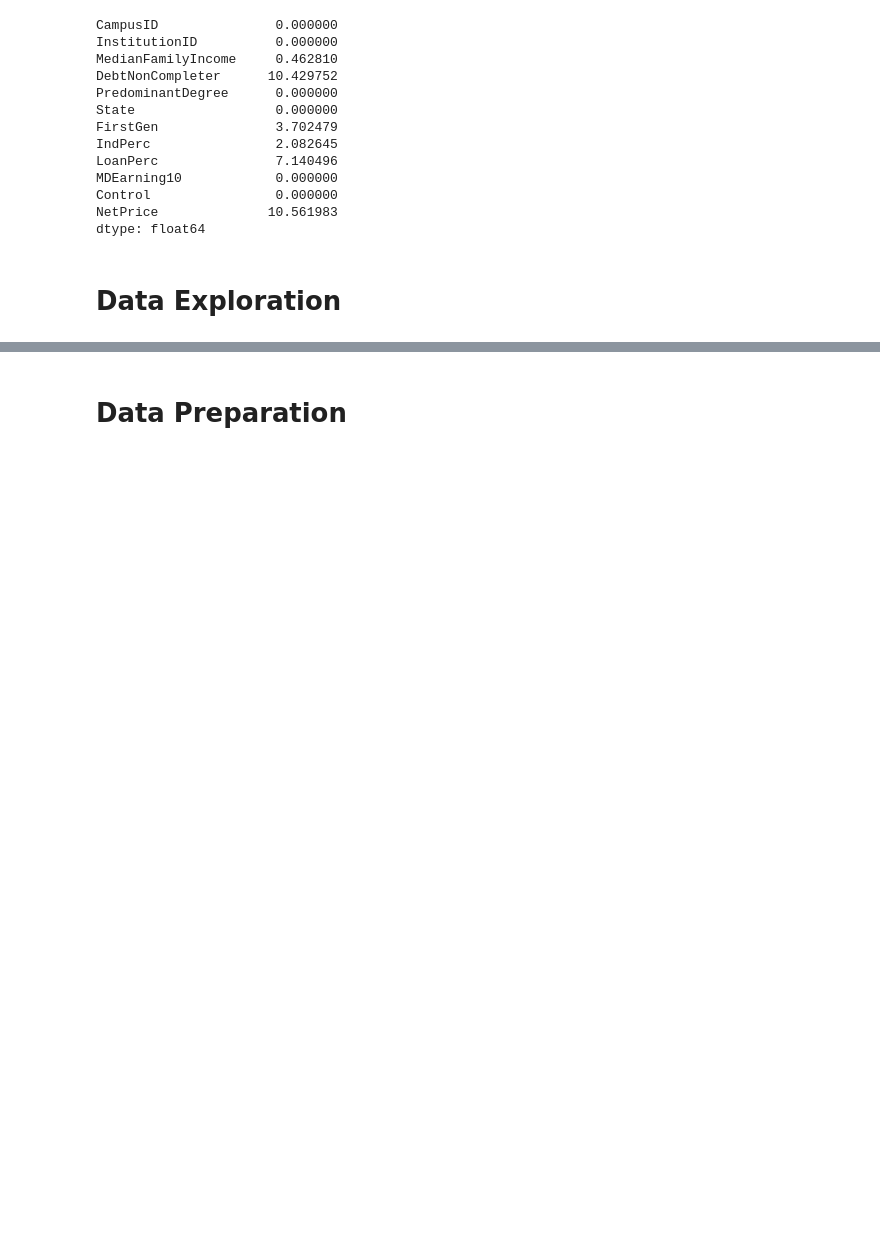
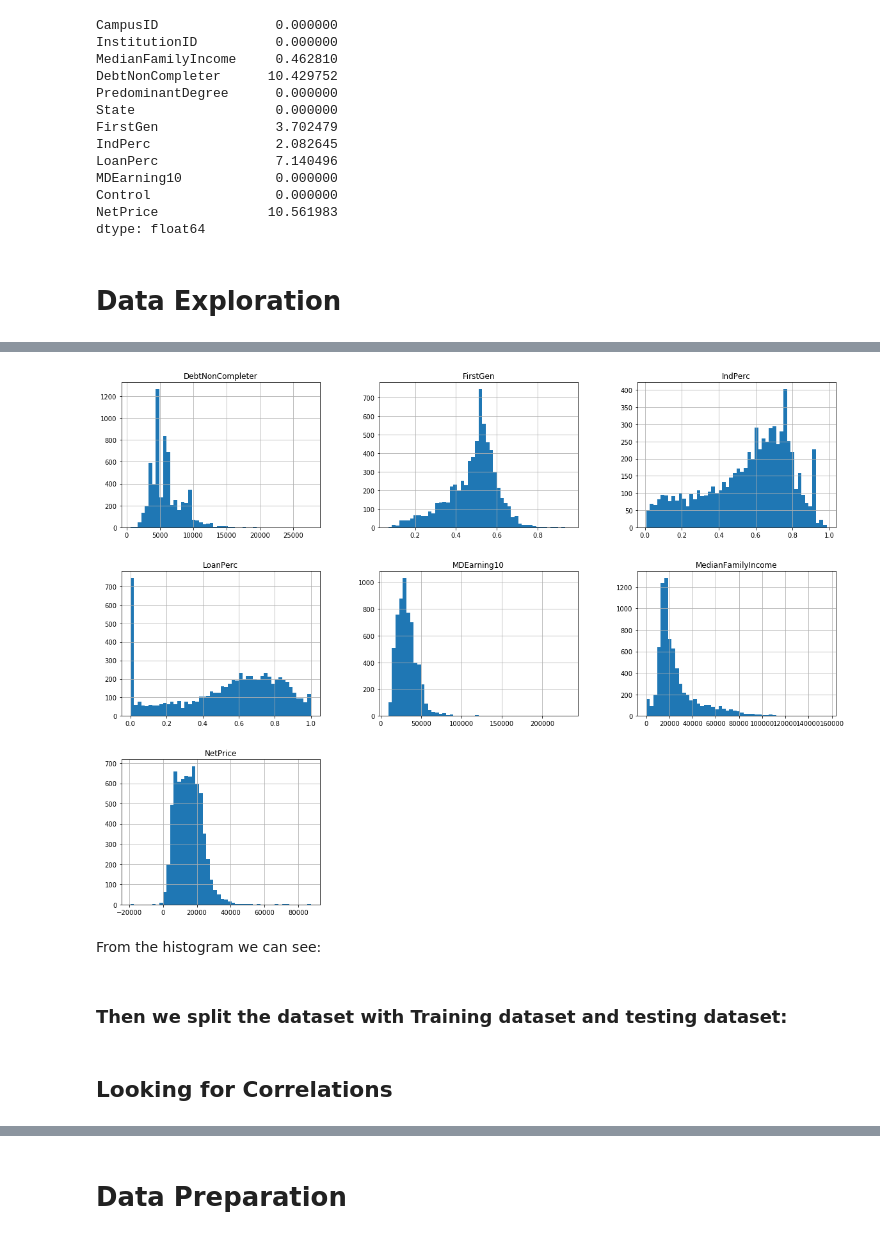
Before and after one commit to zhaodanjie/755, a Jupyter notebook: College Scoreboard.ipynb, the cells around one changed output, grey strips where cells are left out. Drawn from its saved outputs; the diff is of its cells as text; code cells hidden in the pictures; blank space fills up the shorter version.

```diff
--- a/College Scoreboard.ipynb
+++ b/College Scoreboard.ipynb
@@ -28,7 +28,7 @@ data.head() #take a look
 We would like to build a model to predict student's earning in the long term. So among all variables for earning, we select **median earning 10 years after entry** as our target variable. Given target variable we would like to predict, we manually selected 10 variables,  with one or two in each categories,that may be predictive.
 # %%
 #only select 10 variables that interest us
-data_filter = data[['\ufeffUNITID',"OPEID","MD_FAMINC", "WDRAW_DEBT_MDN" , "PREDDEG", "STABBR",
+data_filter = data[['UNITID',"OPEID","MD_FAMINC", "WDRAW_DEBT_MDN" , "PREDDEG", "STABBR",
 "NPT4_PUB", "NPT4_PRIV", "PAR_ED_PCT_1STGEN", "DEP_STAT_PCT_IND", "PCTFLOAN", "MD_EARN_WNE_P10", "CONTROL"]]
 # %% [markdown]
 Net price(estimated cost minus granted scholarship) is used to measure living cost for students in each school. But the net price information is recorded separatly in two columns in the original dataset, so we combine these two columns together.
@@ -81,3 +174,17 @@ dtype: float64
+# %%
+#set up matplotlib using jupyter backend so that we don't have to call the plot show every time
+%matplotlib inline
+import matplotlib.pyplot as plt
+#plot histogram with 50 bins within each plot.
+data_filter[['MedianFamilyIncome','DebtNonCompleter',
+                     'FirstGen','IndPerc','LoanPerc','MDEarning10','NetPrice']].hist(bins=50, figsize=(20,15))
+plt.show()
+# %% [output]
+[figure, added]
+# %% [markdown]
+From the histogram we can see:
+# %% [markdown]
+### Then we split the dataset with Training dataset and testing dataset:
 # %%
 #import hashlib package
 import hashlib
@@ -96,3 +203,5 @@ def split_train_test_by_id(data, test_ratio, id_column, hash=hashlib.md5):
 
 #split training dataset and test dataset by the newly created id column
 train_set, test_set = split_train_test_by_id(non_missing, 0.2, "CampusID")
+# %% [markdown]
+## Looking for Correlations
```
Also changed, not shown: parts of 20 cells of this notebook.
